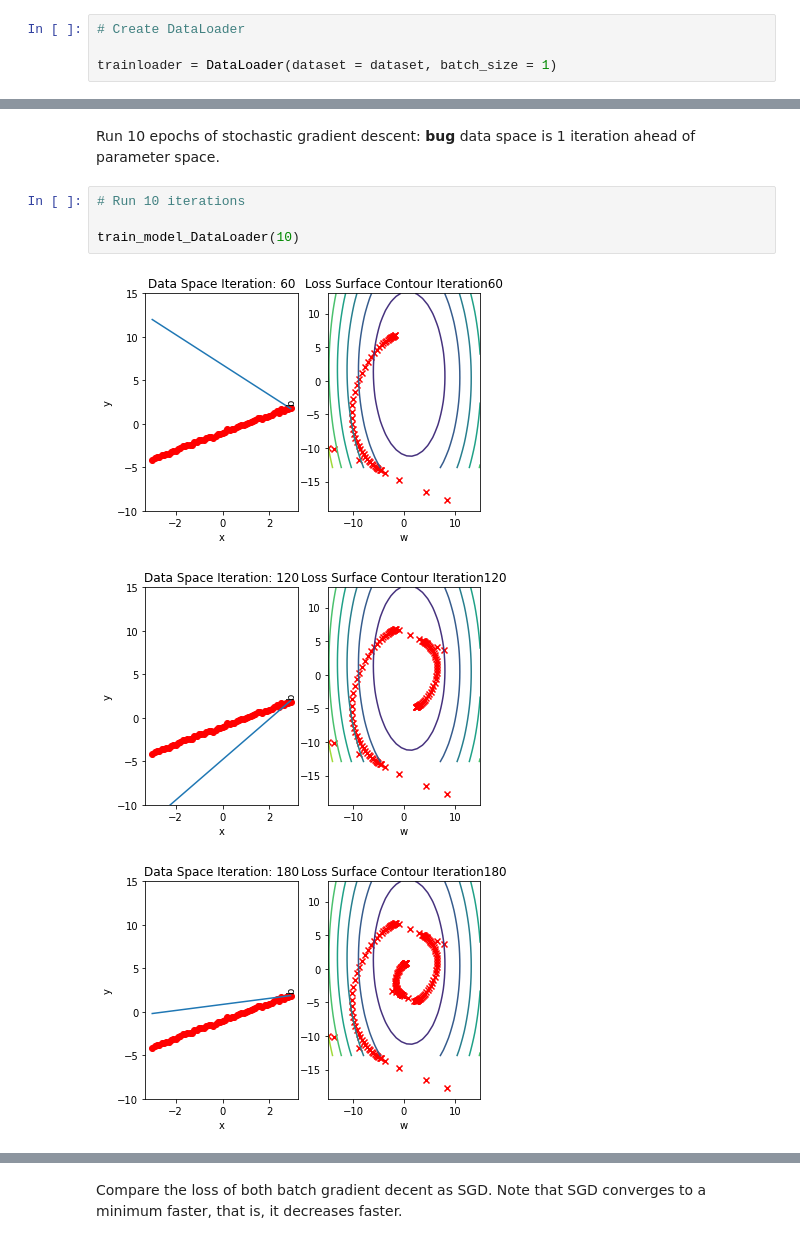
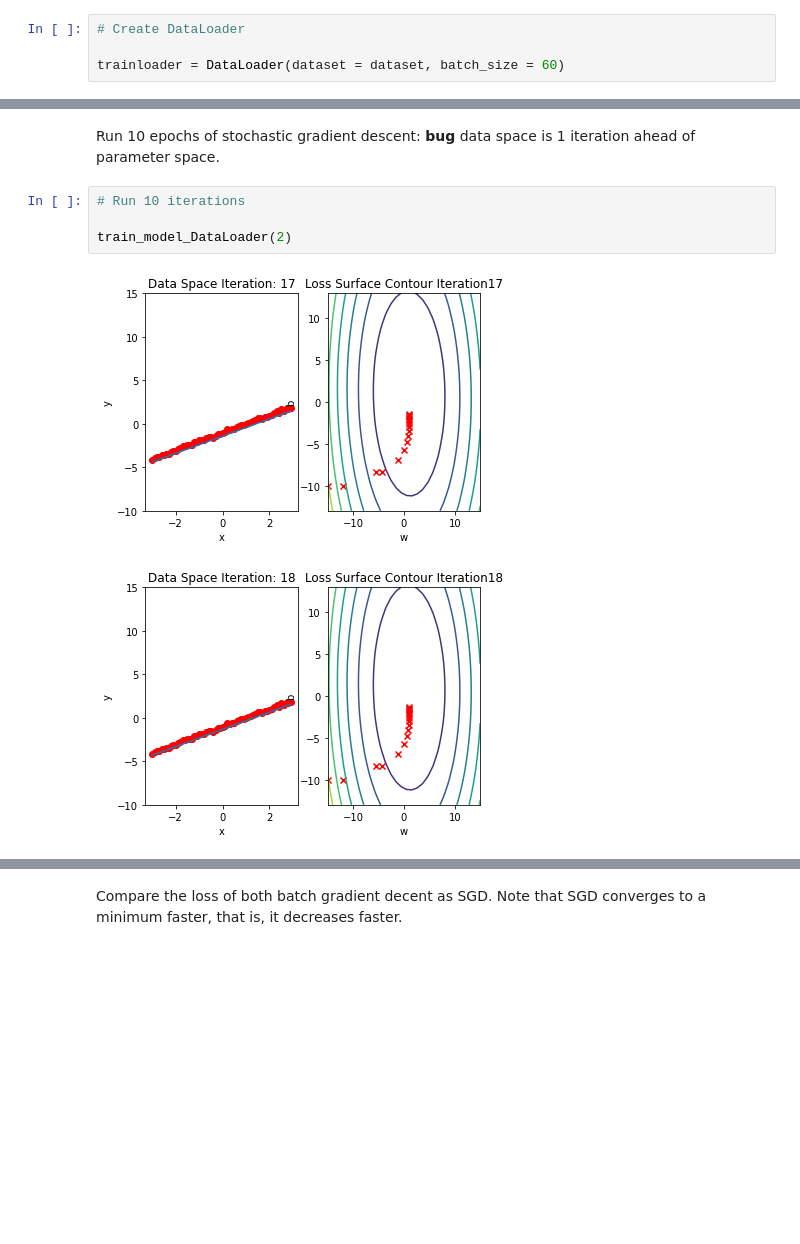
Before and after one commit to zendegani/Deep-Learning, a Jupyter notebook: PyTorch_4_Deep_Neural_Networks/3.1_Lab_Linear_Regression_1D_PredictionStochastic_Gradient_Descent_and_the_Data_Loader.ipynb, the cells around one changed output, grey strips where cells are left out. Saved outputs shown, nothing was run; the diff lists cells and outputs as text; blank space fills up the shorter version.

```diff
--- a/PyTorch_4_Deep_Neural_Networks/3.1_Lab_Linear_Regression_1D_PredictionStochastic_Gradient_Descent_and_the_Data_Loader.ipynb
+++ b/PyTorch_4_Deep_Neural_Networks/3.1_Lab_Linear_Regression_1D_PredictionStochastic_Gradient_Descent_and_the_Data_Loader.ipynb
@@ -395,7 +395,7 @@ Create a <code>DataLoader</code> object by using the constructor:
 # %%
 # Create DataLoader
 
-trainloader = DataLoader(dataset = dataset, batch_size = 1)
+trainloader = DataLoader(dataset = dataset, batch_size = 60)
 # %% [markdown]
 Define <code>train_model_DataLoader</code> function for training the model.
 # %%
@@ -445,8 +445,7 @@ Run 10 epochs of stochastic gradient descent: <b>bug</b> data space is 1 iterati
 # %%
 # Run 10 iterations
 
-train_model_DataLoader(10)
+train_model_DataLoader(2)
 # %% [output]
-[figure, old version]
+[figure, new version]
-[figure, old version]
+[figure, new version]
-[figure, removed]
```
Also changed, not shown: parts of 4 cells of this notebook.
